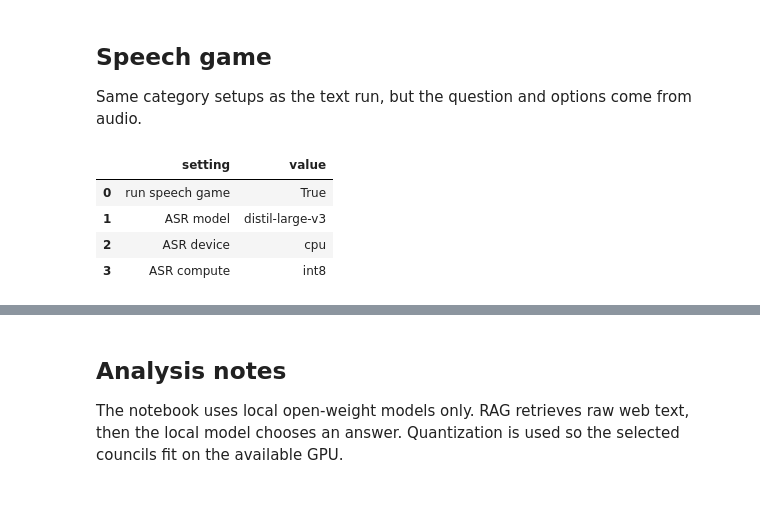
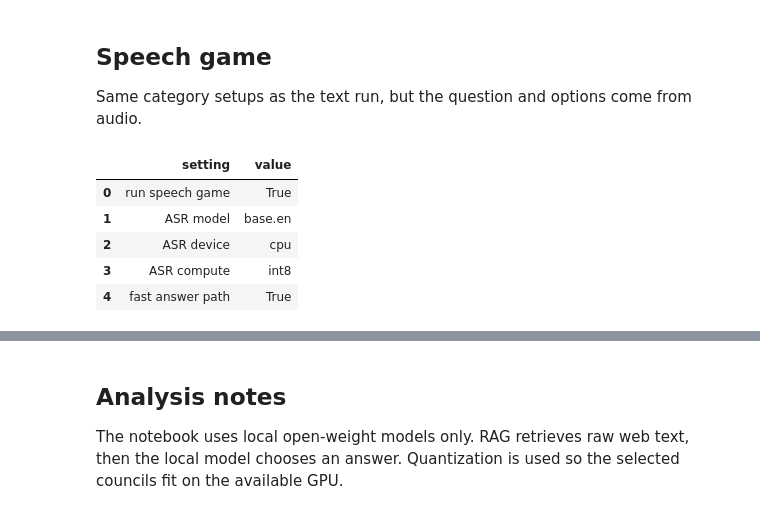
Before and after one commit to jmsb505/nlp-polimillionaire, a Jupyter notebook: notebooks/submission_notebook_minimal.ipynb, the cells around one changed output, grey strips where cells are left out. Drawn from its saved outputs; the diff is of its cells as text; code cells hidden in the pictures.

Commit message:
speech push

```diff
--- a/notebooks/submission_notebook_minimal.ipynb
+++ b/notebooks/submission_notebook_minimal.ipynb
@@ -1470,28 +1470,33 @@ Same category setups as the text run, but the question and options come from aud
 # %%
 
 RUN_SPEECH_LIVE_GAME = True
 SPEECH_COMPETITION_IDS = COMPETITION_IDS
-SPEECH_SAFE_DELAY_SECONDS = 2.0
-SPEECH_AUDIO_FETCH_DELAY_SECONDS = 0.2
+SPEECH_SAFE_DELAY_SECONDS = 1.0
+SPEECH_AUDIO_FETCH_DELAY_SECONDS = 0.05
 SAVE_SPEECH_AUDIO = True
 SPEECH_AUDIO_ROOT = REPO_ROOT / "results" / "audio"
 
-SPEECH_ASR_MODEL_ID = "distil-large-v3"
+SPEECH_ASR_MODEL_ID = "base.en"
 SPEECH_ASR_DEVICE = "cpu"
 SPEECH_ASR_COMPUTE_TYPE = "int8"
+SPEECH_USE_FAST_ANSWER_PATH = True
+SPEECH_MODEL_MAX_SECONDS = 7.0
+SPEECH_MAX_NEW_TOKENS = 24
 
 pd.DataFrame([
     {"setting": "run speech game", "value": RUN_SPEECH_LIVE_GAME},
     {"setting": "ASR model", "value": SPEECH_ASR_MODEL_ID},
     {"setting": "ASR device", "value": SPEECH_ASR_DEVICE},
     {"setting": "ASR compute", "value": SPEECH_ASR_COMPUTE_TYPE},
+    {"setting": "fast answer path", "value": SPEECH_USE_FAST_ANSWER_PATH},
 ])
 # %% [output]
 |  | setting | value |
 | 0 | run speech game | True |
-| 1 | ASR model | distil-large-v3 |
+| 1 | ASR model | base.en |
 | 2 | ASR device | cpu |
 | 3 | ASR compute | int8 |
+| 4 | fast answer path | True |
 # %%
 
 SPEECH_MODEL_CACHE = {}
```
Also changed, not shown: parts of 2 cells of this notebook.
